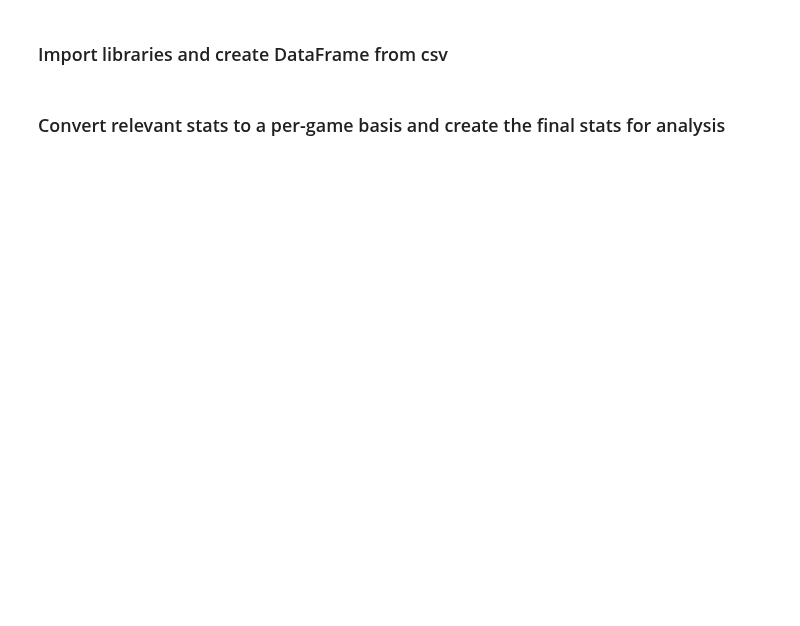
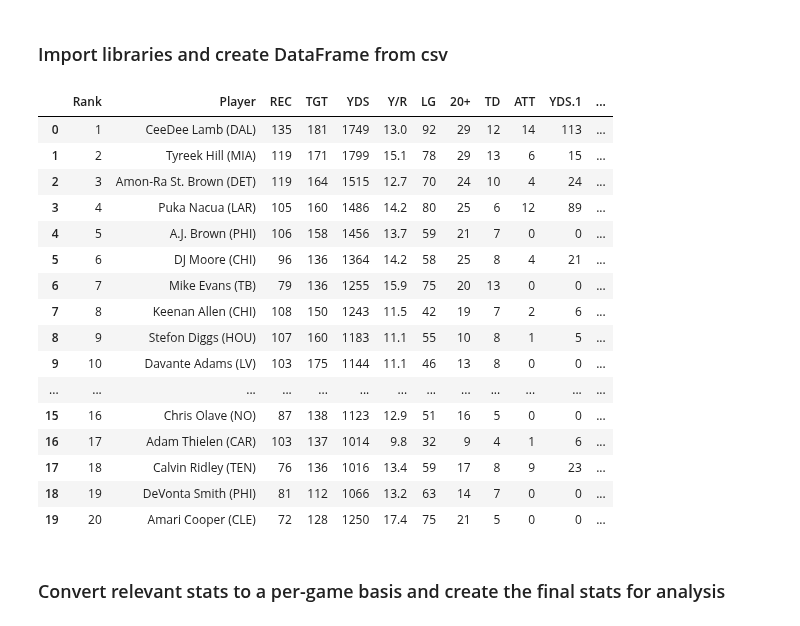
Before and after one commit to meltangonan/fantasy-football, a Jupyter notebook: WR/WR_Model_Full.ipynb, the cells around one changed output. Drawn from its saved outputs; the diff is of its cells as text; code cells hidden in the pictures; blank space fills up the shorter version.

```diff
--- a/WR/WR_Model_Full.ipynb
+++ b/WR/WR_Model_Full.ipynb
@@ -64,3 +3,54 @@ df = df.sort_values(by='Rank')
+# %%
+import pandas as pd
+import numpy as np
+import matplotlib.pyplot as plt
+
+# Function to read, preprocess, and aggregate full season data
+def read_data():
+    # Read the full season data
+    data = pd.read_excel("WR_Data_Full.xlsx")
+
+    # Preprocess full season data
+    data.drop(['FL', 'ROST'], axis=1, inplace=True)
+    convert = data.select_dtypes('object').columns.difference(['Player'])
+    data[convert] = data[convert].apply(lambda x: pd.to_numeric(x.str.replace(',', ''), errors='coerce')).fillna(0)
+    data['Rank'] = data['Rank'].astype('Int64')
+
+    # Calculate 'Y/R' and 'FPTS/G'
+    data['Y/R'] = (data['YDS'] / data['REC']).round(1)
+    data['FPTS/G'] = (data['FPTS'] / data['G']).round(1)
+
+    return data
+
+# Load the full season data
+df = read_data()
+
+# Recalculate 'Rank' based on 'FPTS' in descending order
+df['Rank'] = df['FPTS'].rank(ascending=False, method='min').astype('int')
+
+# Sort the DataFrame by 'Rank'
+df = df.sort_values(by='Rank')
+
+# Display the top 10 rows
+df.head(20)
+# %% [output]
+|  | Rank | Player | REC | TGT | YDS | Y/R | LG | 20+ | TD | ATT | YDS.1 | ... |
+| 0 | 1 | CeeDee Lamb (DAL) | 135 | 181 | 1749 | 13.0 | 92 | 29 | 12 | 14 | 113 | ... |
+| 1 | 2 | Tyreek Hill (MIA) | 119 | 171 | 1799 | 15.1 | 78 | 29 | 13 | 6 | 15 | ... |
+| 2 | 3 | Amon-Ra St. Brown (DET) | 119 | 164 | 1515 | 12.7 | 70 | 24 | 10 | 4 | 24 | ... |
+| 3 | 4 | Puka Nacua (LAR) | 105 | 160 | 1486 | 14.2 | 80 | 25 | 6 | 12 | 89 | ... |
+| 4 | 5 | A.J. Brown (PHI) | 106 | 158 | 1456 | 13.7 | 59 | 21 | 7 | 0 | 0 | ... |
+| 5 | 6 | DJ Moore (CHI) | 96 | 136 | 1364 | 14.2 | 58 | 25 | 8 | 4 | 21 | ... |
+| 6 | 7 | Mike Evans (TB) | 79 | 136 | 1255 | 15.9 | 75 | 20 | 13 | 0 | 0 | ... |
+| 7 | 8 | Keenan Allen (CHI) | 108 | 150 | 1243 | 11.5 | 42 | 19 | 7 | 2 | 6 | ... |
+| 8 | 9 | Stefon Diggs (HOU) | 107 | 160 | 1183 | 11.1 | 55 | 10 | 8 | 1 | 5 | ... |
+| 9 | 10 | Davante Adams (LV) | 103 | 175 | 1144 | 11.1 | 46 | 13 | 8 | 0 | 0 | ... |
+| ... | ... | ... | ... | ... | ... | ... | ... | ... | ... | ... | ... | ... |
+| 15 | 16 | Chris Olave (NO) | 87 | 138 | 1123 | 12.9 | 51 | 16 | 5 | 0 | 0 | ... |
+| 16 | 17 | Adam Thielen (CAR) | 103 | 137 | 1014 | 9.8 | 32 | 9 | 4 | 1 | 6 | ... |
+| 17 | 18 | Calvin Ridley (TEN) | 76 | 136 | 1016 | 13.4 | 59 | 17 | 8 | 9 | 23 | ... |
+| 18 | 19 | DeVonta Smith (PHI) | 81 | 112 | 1066 | 13.2 | 63 | 14 | 7 | 0 | 0 | ... |
+| 19 | 20 | Amari Cooper (CLE) | 72 | 128 | 1250 | 17.4 | 75 | 21 | 5 | 0 | 0 | ... |
 # %% [markdown]
 ### Convert relevant stats to a per-game basis and create the final stats for analysis
 # %%
```
Also changed, not shown: parts of 7 cells of this notebook.
